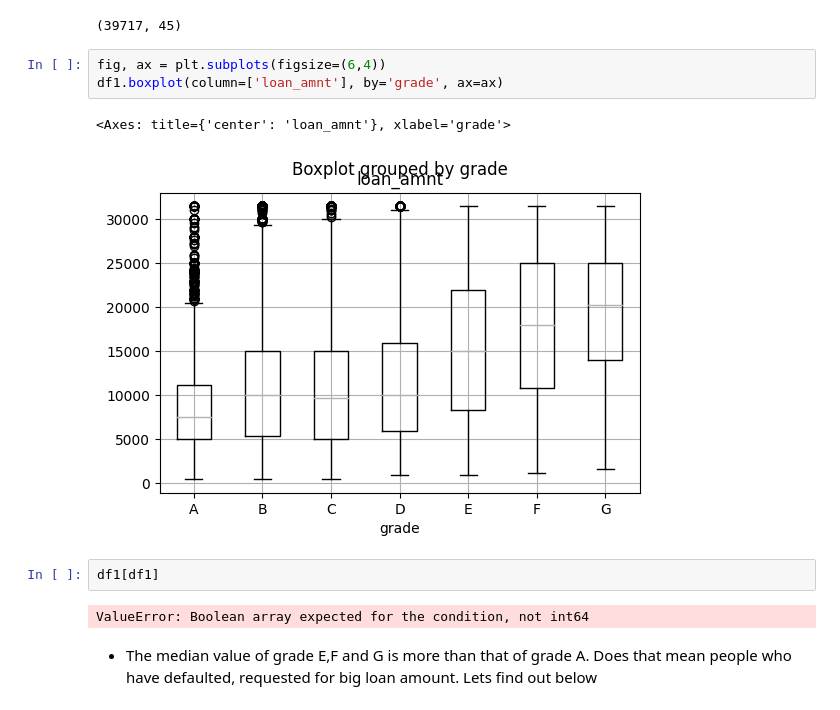
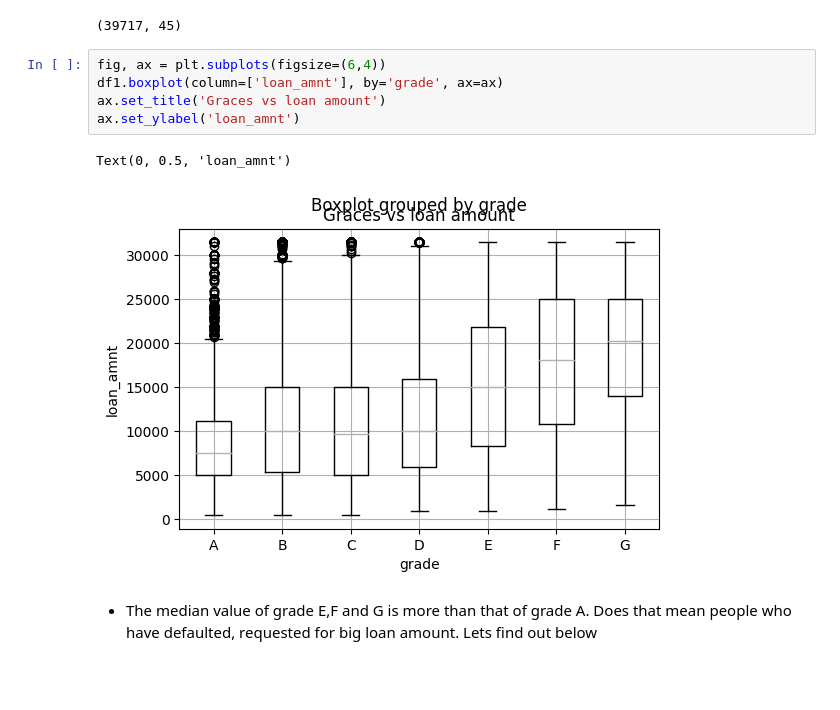
Before and after one commit to jhanjideepak/lending-club, a Jupyter notebook: lending_club.ipynb, the cells around one changed output. Saved outputs shown, nothing was run; the diff lists cells and outputs as text; blank space fills up the shorter version.

```diff
--- a/lending_club.ipynb
+++ b/lending_club.ipynb
@@ -499,13 +499,11 @@ df1.shape
 # %%
 fig, ax = plt.subplots(figsize=(6,4))
 df1.boxplot(column=['loan_amnt'], by='grade', ax=ax)
+ax.set_title('Graces vs loan amount')
+ax.set_ylabel('loan_amnt')
 # %% [output]
-<Axes: title={'center': 'loan_amnt'}, xlabel='grade'>
+Text(0, 0.5, 'loan_amnt')
-[figure, old version]
+[figure, new version]
-# %%
-df1[df1]
-# %% [output]
-ValueError: Boolean array expected for the condition, not int64
 # %% [markdown]
 - The median value of grade E,F and G is more than that of grade A. Does that mean people who have defaulted, requested for big loan amount. Lets find out below
 # %%
```
Also changed, not shown: parts of 72 cells of this notebook.
